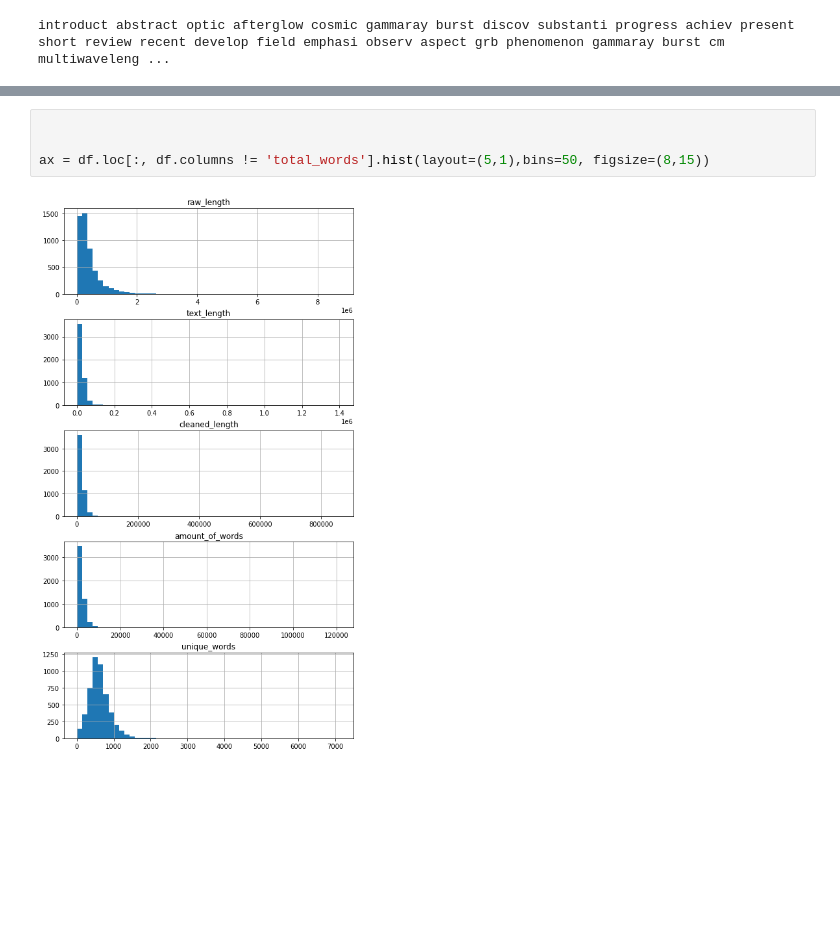
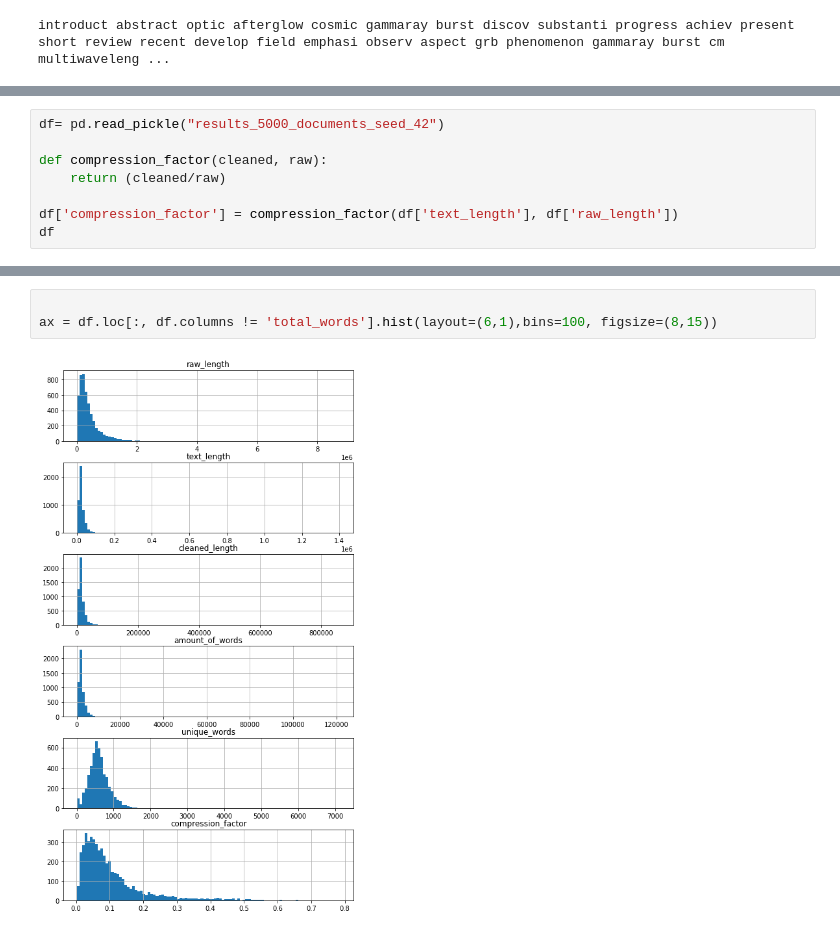
Before and after one commit to OshFrosch/Vocabulary-Predictor, a Jupyter notebook: src/notebooks/explore_dataset.ipynb, the cells around one changed output, grey strips where cells are left out. Saved outputs shown, nothing was run; the diff lists cells and outputs as text; blank space fills up the shorter version.

```diff
--- a/src/notebooks/explore_dataset.ipynb
+++ b/src/notebooks/explore_dataset.ipynb
@@ -305,0 +312,8 @@ df= pd.read_pickle("results_5000")
+# %%
+df= pd.read_pickle("results_5000_documents_seed_42")
+
+def compression_factor(cleaned, raw):
+    return (cleaned/raw)
+
+df['compression_factor'] = compression_factor(df['text_length'], df['raw_length'])
+df
@@ -306,6 +341,5 @@ df= pd.read_pickle("results_5000")
 # %%
 
-
-ax = df.loc[:, df.columns != 'total_words'].hist(layout=(5,1),bins=50, figsize=(8,15))
+ax = df.loc[:, df.columns != 'total_words'].hist(layout=(6,1),bins=100, figsize=(8,15))
 # %% [output]
-[figure, old version]
+[figure, new version]
```
Also changed, not shown: parts of 17 cells of this notebook, 1 other file.
